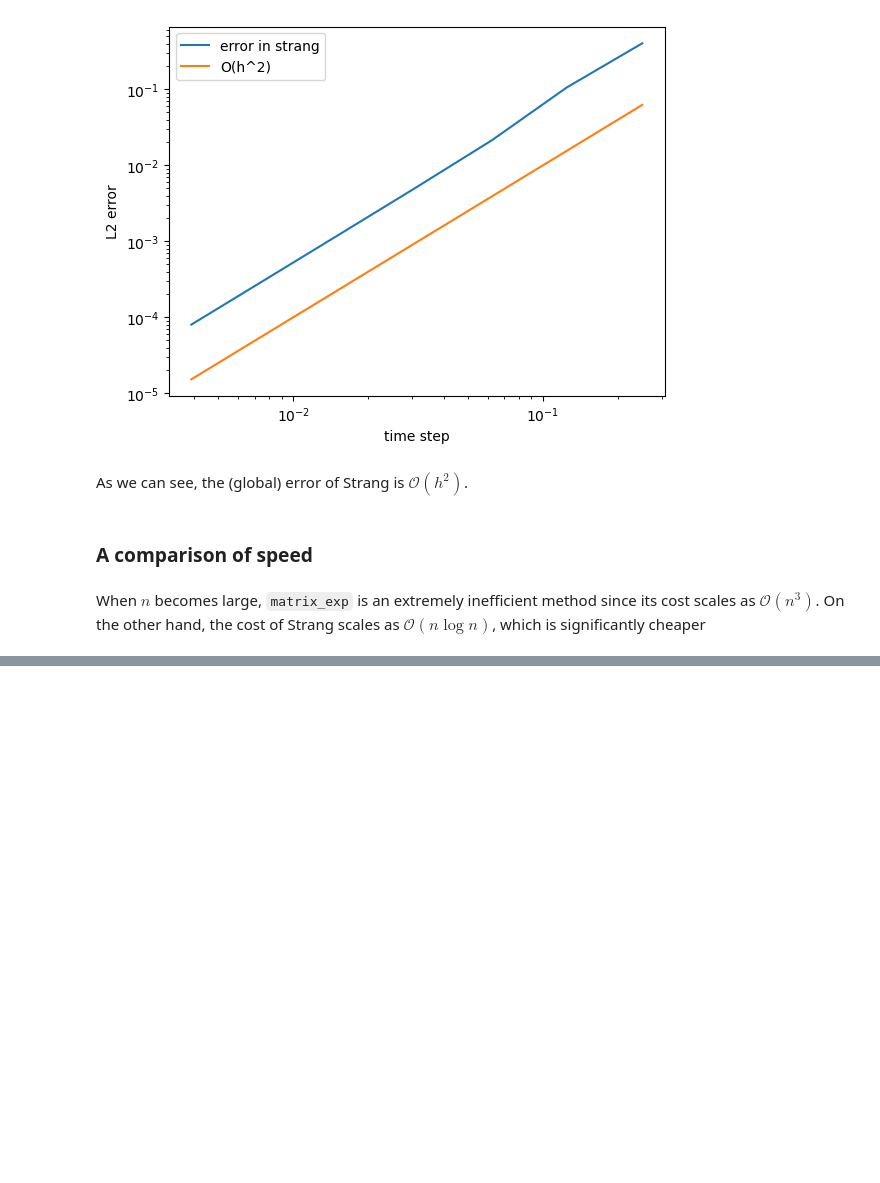
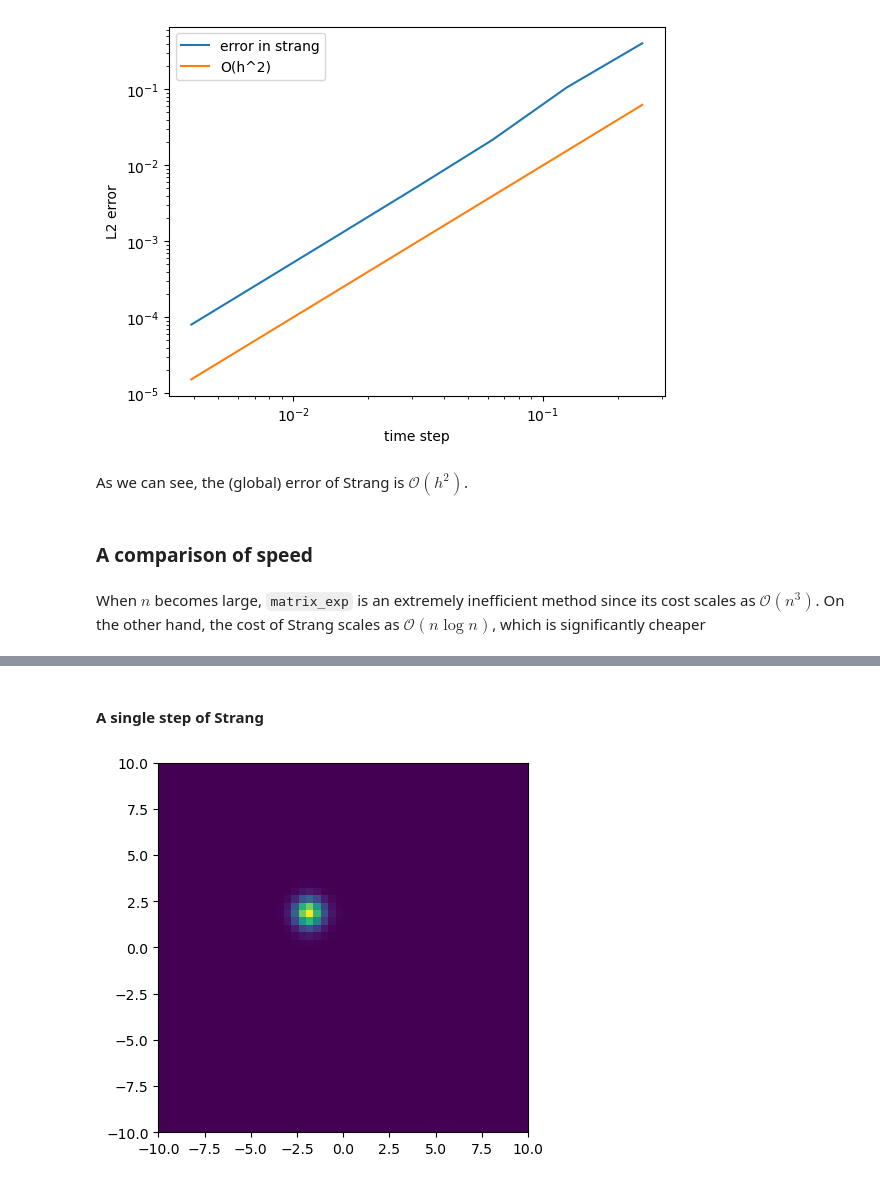
Before and after one commit to brownadder/expsolve, a Jupyter notebook: examples/tutorials/01_tensorgrid/07_split_step_method_for_schrodinger.ipynb, the cells around one changed output, grey strips where cells are left out. Saved outputs shown, nothing was run; the diff lists cells and outputs as text; code cells hidden in the pictures; blank space fills up the shorter version.

```diff
--- a/examples/tutorials/01_tensorgrid/07_split_step_method_for_schrodinger.ipynb
+++ b/examples/tutorials/01_tensorgrid/07_split_step_method_for_schrodinger.ipynb
@@ -222,0 +249,18 @@ The L2 error in Strang splitting is tensor([1.6571e-05], dtype=torch.float64)
+# %%
+eD1u = lambda h, u: ex.diffopexp(0, 2, 1j*h, u, xr)
+eD2u = lambda h, u: ex.diffopexp(1, 2, 1j*h, u, xr)
+eLu = lambda h, u: eD1u(h, eD2u(h, u))
+
+eVu = lambda h, u: exp(-1j*h*V)*u
+strang = lambda h, u: eVu(h/2, eLu(h, eVu(h/2, u)))
+# %% [markdown]
+#### A single step of Strang
+# %%
+dt = 0.1
+
+ustrang = strang(dt, u)
+
+ex.imshow(plt, xr, abs(ustrang))
+plt.show()
+# %% [output]
+[figure, added]
```
Also changed, not shown: parts of 28 cells of this notebook.
